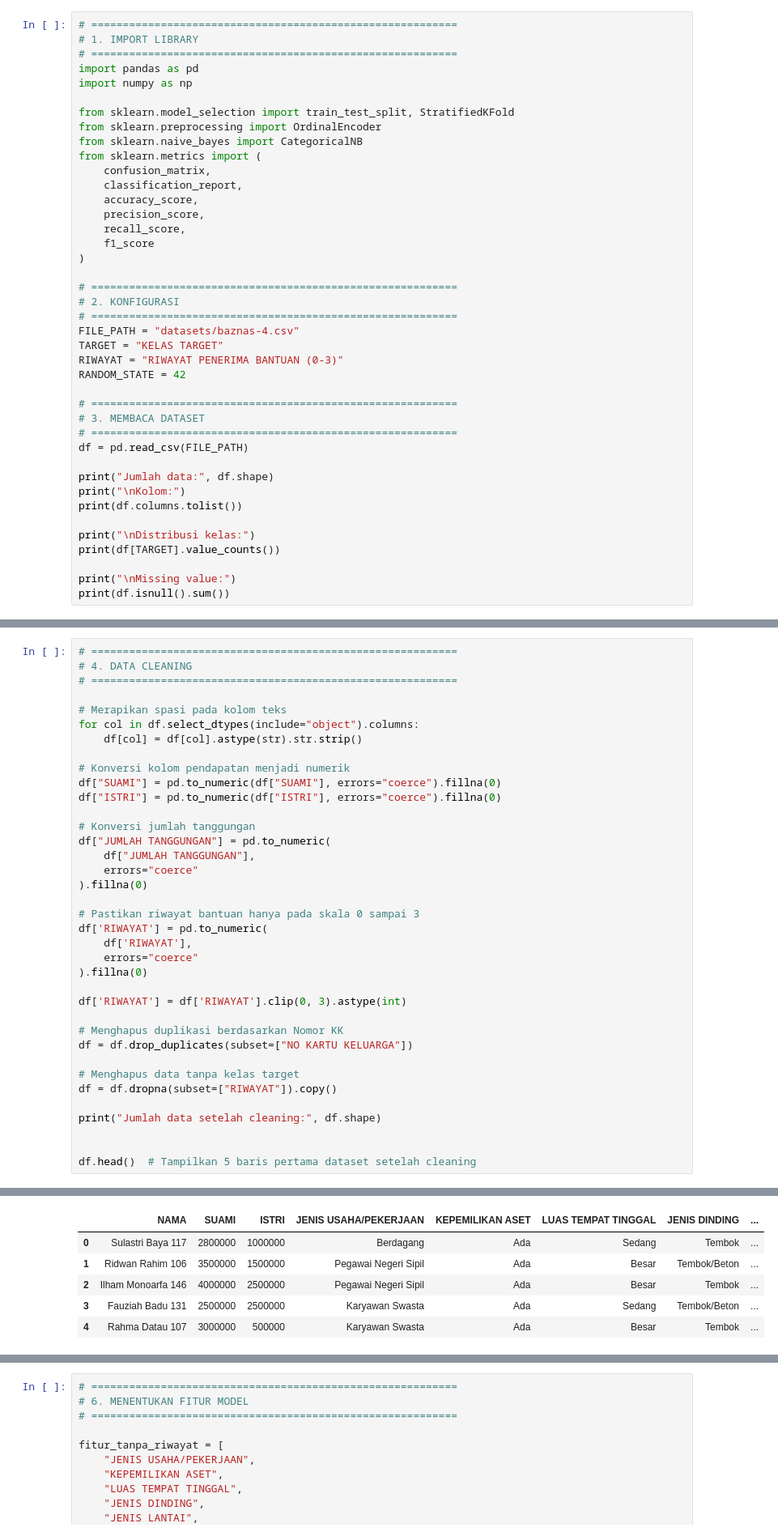
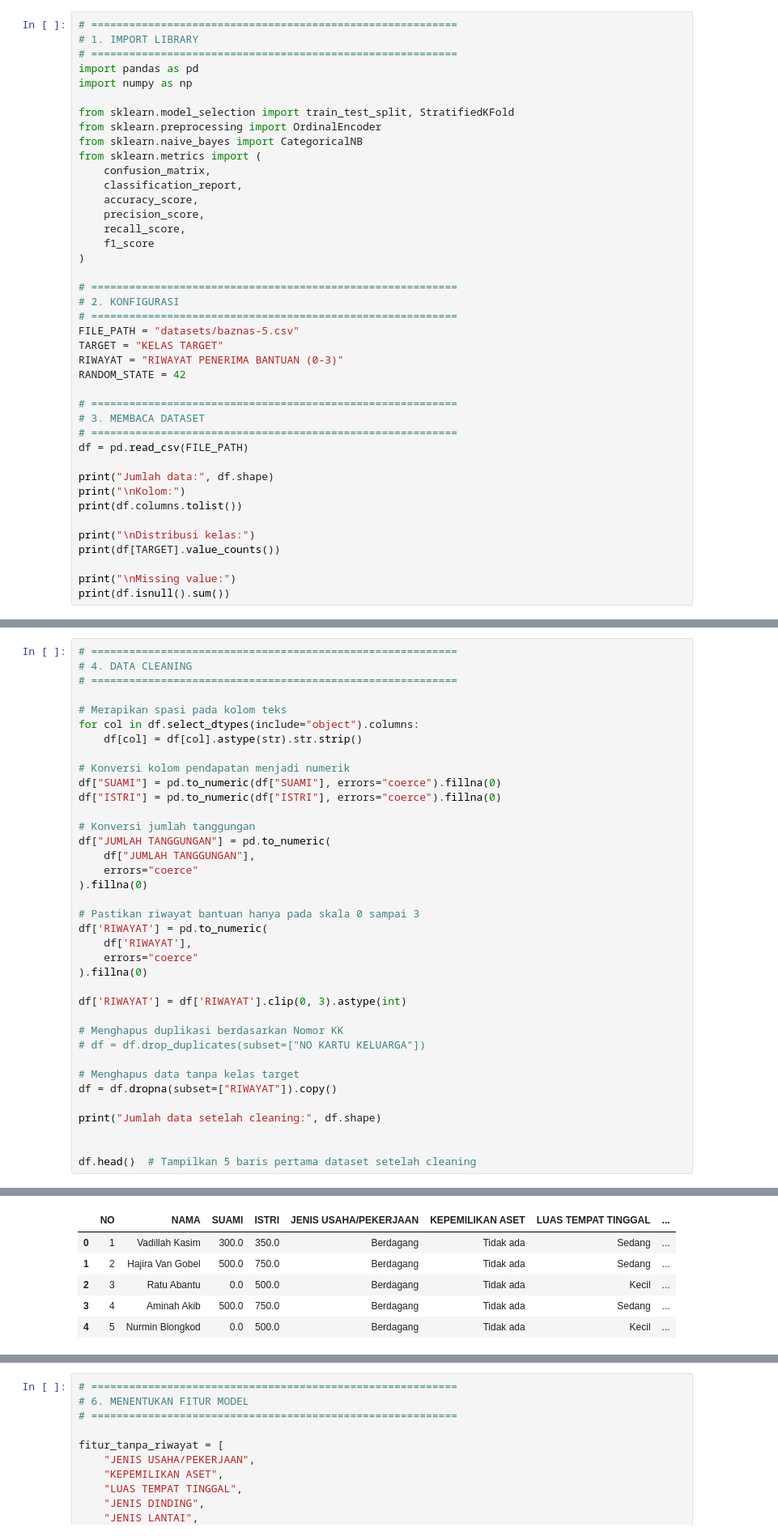
Before and after one commit to kikiisa/penelitian-bima-penerima-bantuan-naive-bayes, a Jupyter notebook: main.ipynb, the cells around one changed output, grey strips where cells are left out. Shown at 81% size. Drawn from its saved outputs; the diff is of its cells as text.

```diff
--- a/main.ipynb
+++ b/main.ipynb
@@ -20,7 +20,7 @@ from sklearn.metrics import (
 # ==========================================================
 # 2. KONFIGURASI
 # ==========================================================
-FILE_PATH = "datasets/baznas-4.csv"
+FILE_PATH = "datasets/baznas-5.csv"
 TARGET = "KELAS TARGET"
 RIWAYAT = "RIWAYAT PENERIMA BANTUAN (0-3)"
 RANDOM_STATE = 42
@@ -85,7 +85,7 @@ df['RIWAYAT'] = pd.to_numeric(
 df['RIWAYAT'] = df['RIWAYAT'].clip(0, 3).astype(int)
 
 # Menghapus duplikasi berdasarkan Nomor KK
-df = df.drop_duplicates(subset=["NO KARTU KELUARGA"])
+# df = df.drop_duplicates(subset=["NO KARTU KELUARGA"])
 
 # Menghapus data tanpa kelas target
 df = df.dropna(subset=["RIWAYAT"]).copy()
@@ -99,9 +99,9 @@ Jumlah data setelah cleaning: (150, 13)
-|  | NAMA | SUAMI | ISTRI | JENIS USAHA/PEKERJAAN | KEPEMILIKAN ASET | LUAS TEMPAT TINGGAL | JENIS DINDING | ... |
-| 0 | Sulastri Baya 117 | 2800000 | 1000000 | Berdagang | Ada | Sedang | Tembok | ... |
-| 1 | Ridwan Rahim 106 | 3500000 | 1500000 | Pegawai Negeri Sipil | Ada | Besar | Tembok/Beton | ... |
-| 2 | Ilham Monoarfa 146 | 4000000 | 2500000 | Pegawai Negeri Sipil | Ada | Besar | Tembok | ... |
-| 3 | Fauziah Badu 131 | 2500000 | 2500000 | Karyawan Swasta | Ada | Sedang | Tembok/Beton | ... |
-| 4 | Rahma Datau 107 | 3000000 | 500000 | Karyawan Swasta | Ada | Besar | Tembok | ... |
+|  | NO | NAMA | SUAMI | ISTRI | JENIS USAHA/PEKERJAAN | KEPEMILIKAN ASET | LUAS TEMPAT TINGGAL | ... |
+| 0 | 1 | Vadillah Kasim | 300.0 | 350.0 | Berdagang | Tidak ada | Sedang | ... |
+| 1 | 2 | Hajira Van Gobel | 500.0 | 750.0 | Berdagang | Tidak ada | Sedang | ... |
+| 2 | 3 | Ratu Abantu | 0.0 | 500.0 | Berdagang | Tidak ada | Kecil | ... |
+| 3 | 4 | Aminah Akib | 500.0 | 750.0 | Berdagang | Tidak ada | Sedang | ... |
+| 4 | 5 | Nurmin Blongkod | 0.0 | 500.0 | Berdagang | Tidak ada | Kecil | ... |
 # %%
 # ==========================================================
 # 5. FEATURE ENGINEERING
```
Also changed, not shown: parts of 8 cells of this notebook, 6 other files.
